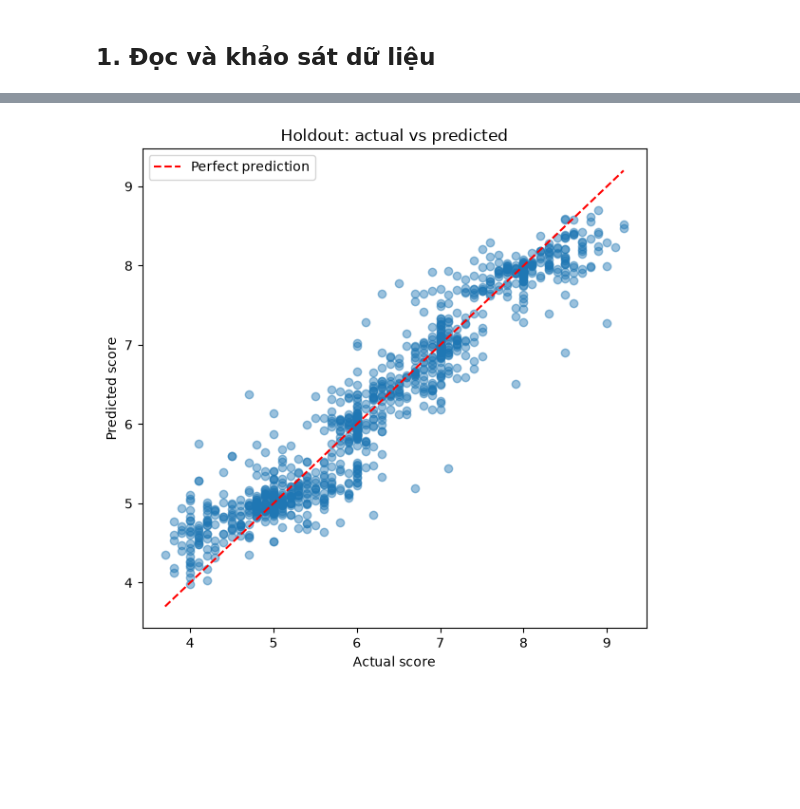
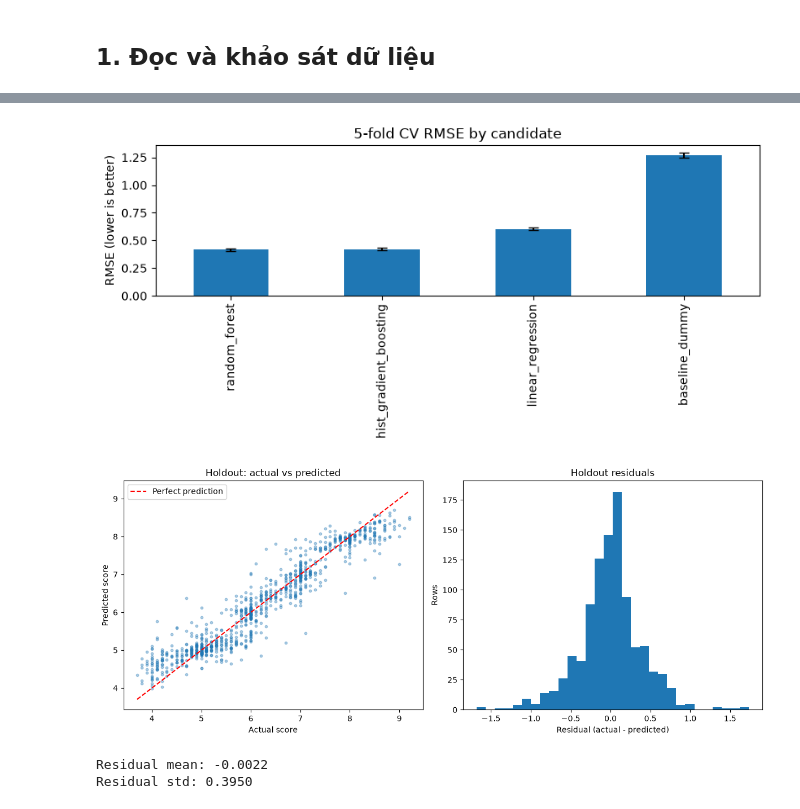
Before and after one commit to cfthanh12/ML_SK, a Jupyter notebook: notebooks/model_training.ipynb, the cells around one changed output, grey strips where cells are left out. Cells and saved outputs as stored; diff of their text form; code cells hidden in the pictures; blank space fills up the shorter version.

```diff
--- a/notebooks/model_training.ipynb
+++ b/notebooks/model_training.ipynb
@@ -105,11 +230,17 @@ Mô hình dùng One-Hot Encoding cho dữ liệu phân loại và Random Forest
 # %%
-X, y, cleaning_report = prepare_dataset(data)
-print("Feature shape:", X.shape)
-print("Target shape:", y.shape)
-print("Cleaning report:", cleaning_report)
+(
+    model,
+    metrics,
+    evaluation,
+    cleaning_report,
+    cv_table,
+    selected_model,
+    feature_importance,
+) = train_model(data)
 
-model, metrics, evaluation, cleaning_report = train_model(data)
-print("Holdout metrics:")
+print("Selected:", selected_model)
+print("Cleaning:", cleaning_report)
 for name, value in metrics.items():
     print(f"{name.upper()}: {value:.4f}")
+display(cv_table.round(4))
 # %% [output]
@@ -123,11 +258,43 @@ R2: 0.9102
+# %%
+fig, ax = plt.subplots(figsize=(8, 4))
+cv_table["rmse_mean"].plot(
+    kind="bar",
+    yerr=cv_table["rmse_std"],
+    ax=ax,
+    title="5-fold CV RMSE by candidate",
+    capsize=4,
+)
+ax.set_ylabel("RMSE (lower is better)")
+ax.set_xlabel("")
+plt.tight_layout()
+plt.show()
+# %% [output]
+[figure, added]
 # %%
-fig, ax = plt.subplots(figsize=(6, 6))
-ax.scatter(evaluation["actual"], evaluation["predicted"], alpha=0.45)
-limits = [min(evaluation.min()), max(evaluation.max())]
-ax.plot(limits, limits, "--", color="red", label="Perfect prediction")
-ax.set(xlabel="Actual score", ylabel="Predicted score", title="Holdout: actual vs predicted")
-ax.legend()
+fig, axes = plt.subplots(1, 2, figsize=(12, 5))
+axes[0].scatter(evaluation["actual"], evaluation["predicted"], alpha=0.35, s=10)
+limits = [evaluation.min().min(), evaluation.max().max()]
+axes[0].plot(limits, limits, "--", color="red", label="Perfect prediction")
+axes[0].set(
+    xlabel="Actual score",
+    ylabel="Predicted score",
+    title="Holdout: actual vs predicted",
+)
+axes[0].legend()
+
+residuals = evaluation["actual"] - evaluation["predicted"]
+axes[1].hist(residuals, bins=30)
+axes[1].set(
+    xlabel="Residual (actual - predicted)",
+    ylabel="Rows",
+    title="Holdout residuals",
+)
 plt.tight_layout()
 plt.show()
+
+print(f"Residual mean: {residuals.mean():.4f}")
+print(f"Residual std: {residuals.std():.4f}")
 # %% [output]
-[figure, old version]
+[figure, new version]
+Residual mean: -0.0022
+Residual std: 0.3950
```
Also changed, not shown: parts of 15 cells of this notebook, 20 other files.
